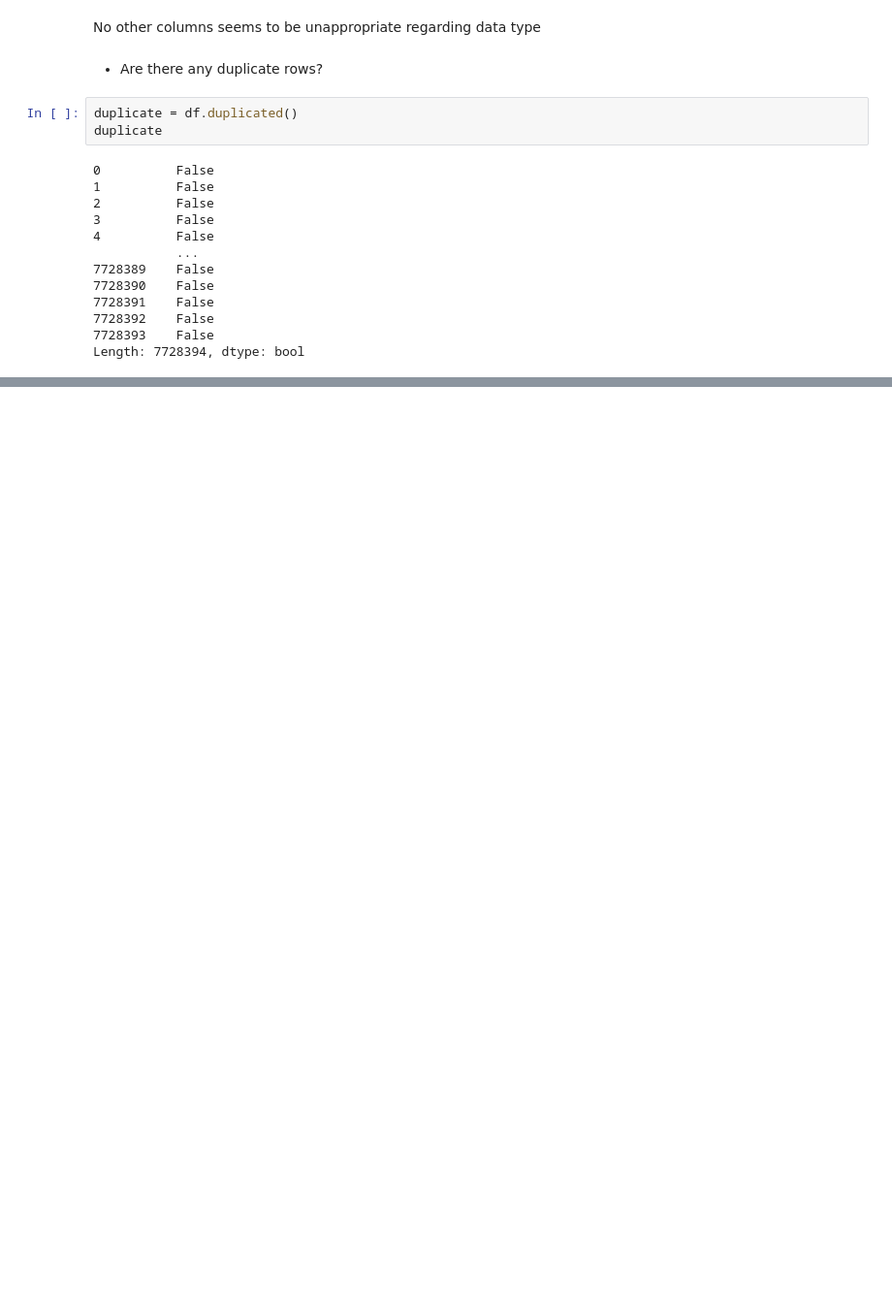
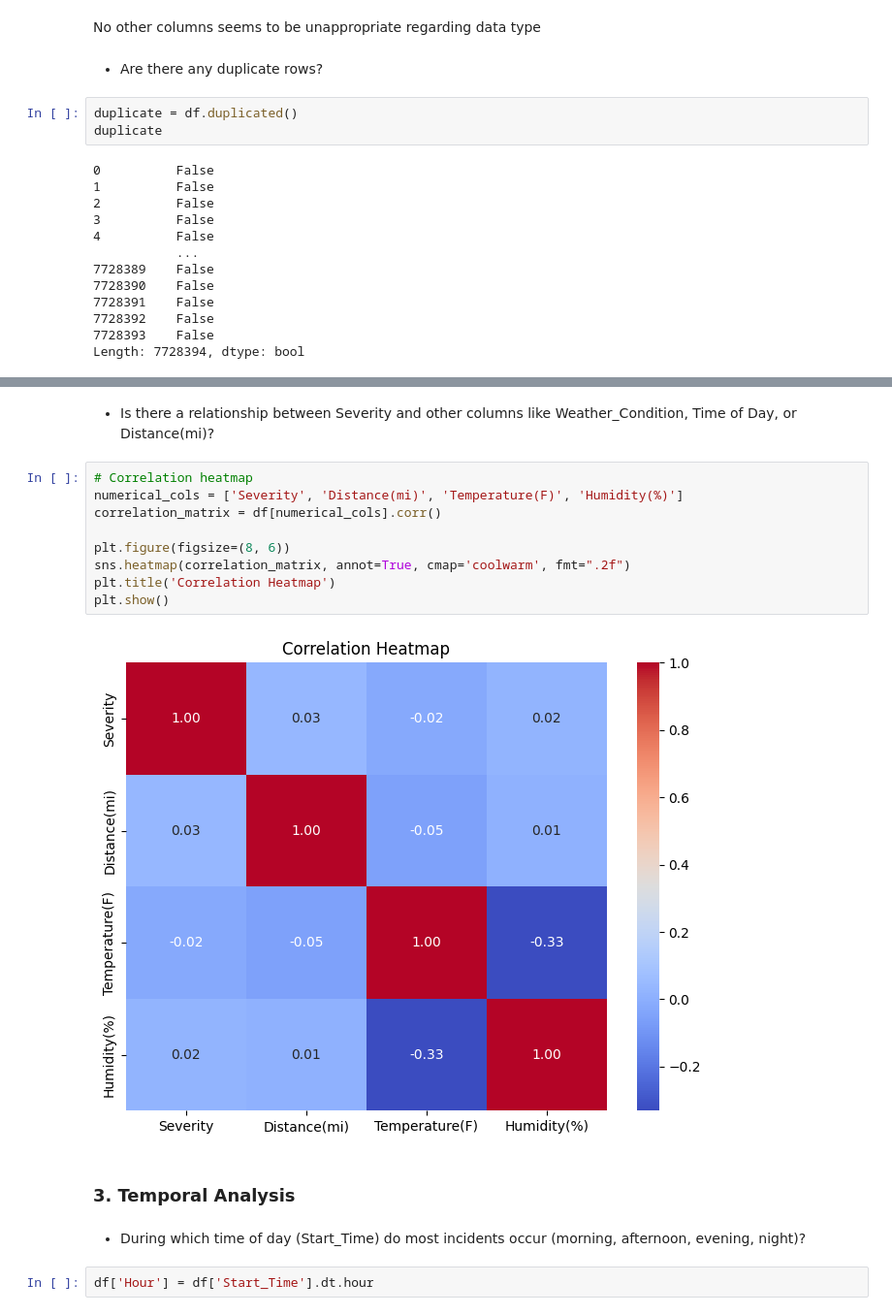
Before and after one commit to KhanAmin7/US_Accidents_EDA_project, a Jupyter notebook: US_Accidents.ipynb, the cells around one changed output, grey strips where cells are left out. Shown at 97% size. Drawn from its saved outputs; the diff is of its cells as text; blank space fills up the shorter version.

```diff
--- a/US_Accidents.ipynb
+++ b/US_Accidents.ipynb
@@ -118,0 +190,19 @@ Length: 7728394, dtype: bool
+# %% [markdown]
+- Is there a relationship between Severity and other columns like Weather_Condition, Time of Day, or Distance(mi)?
+# %%
+# Correlation heatmap
+numerical_cols = ['Severity', 'Distance(mi)', 'Temperature(F)', 'Humidity(%)']
+correlation_matrix = df[numerical_cols].corr()
+
+plt.figure(figsize=(8, 6))
+sns.heatmap(correlation_matrix, annot=True, cmap='coolwarm', fmt=".2f")
+plt.title('Correlation Heatmap')
+plt.show()
+# %% [output]
+[figure, added]
+# %% [markdown]
+### 3. Temporal Analysis
+# %% [markdown]
+- During which time of day (Start_Time) do most incidents occur (morning, afternoon, evening, night)?
+# %%
+df['Hour'] = df['Start_Time'].dt.hour
```
Also changed, not shown: parts of 29 cells of this notebook.
